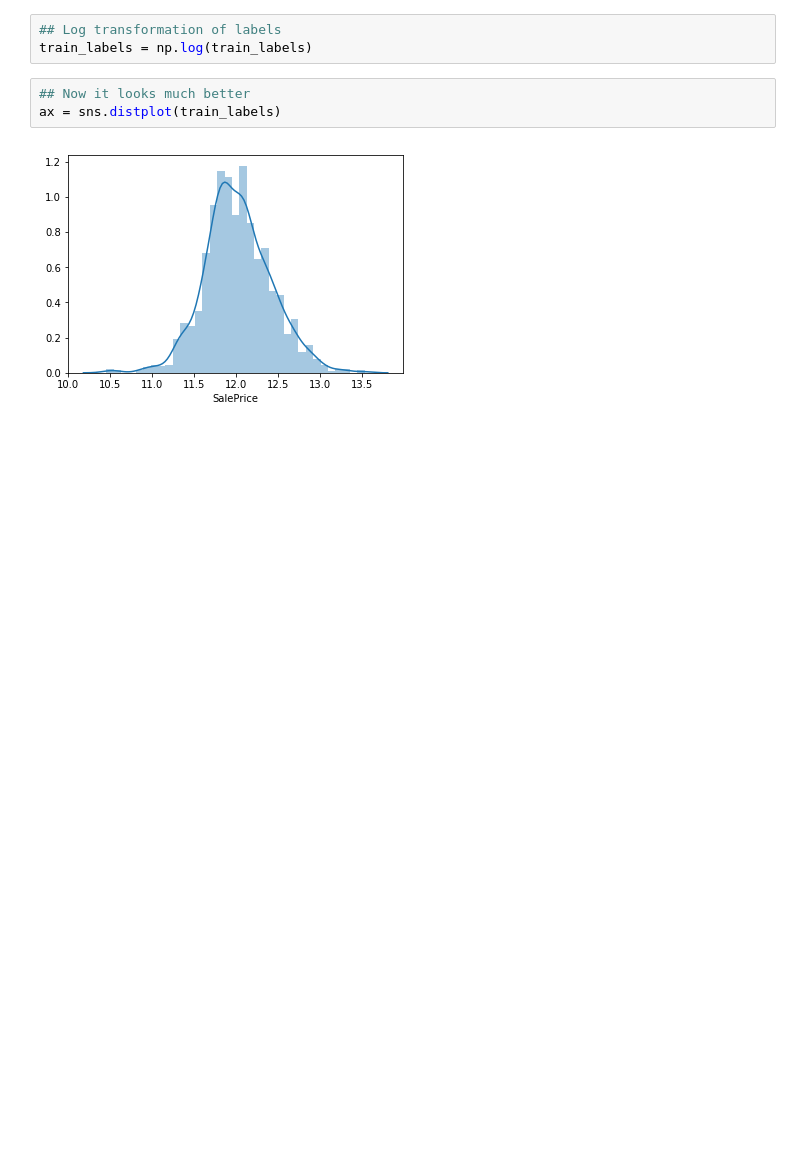
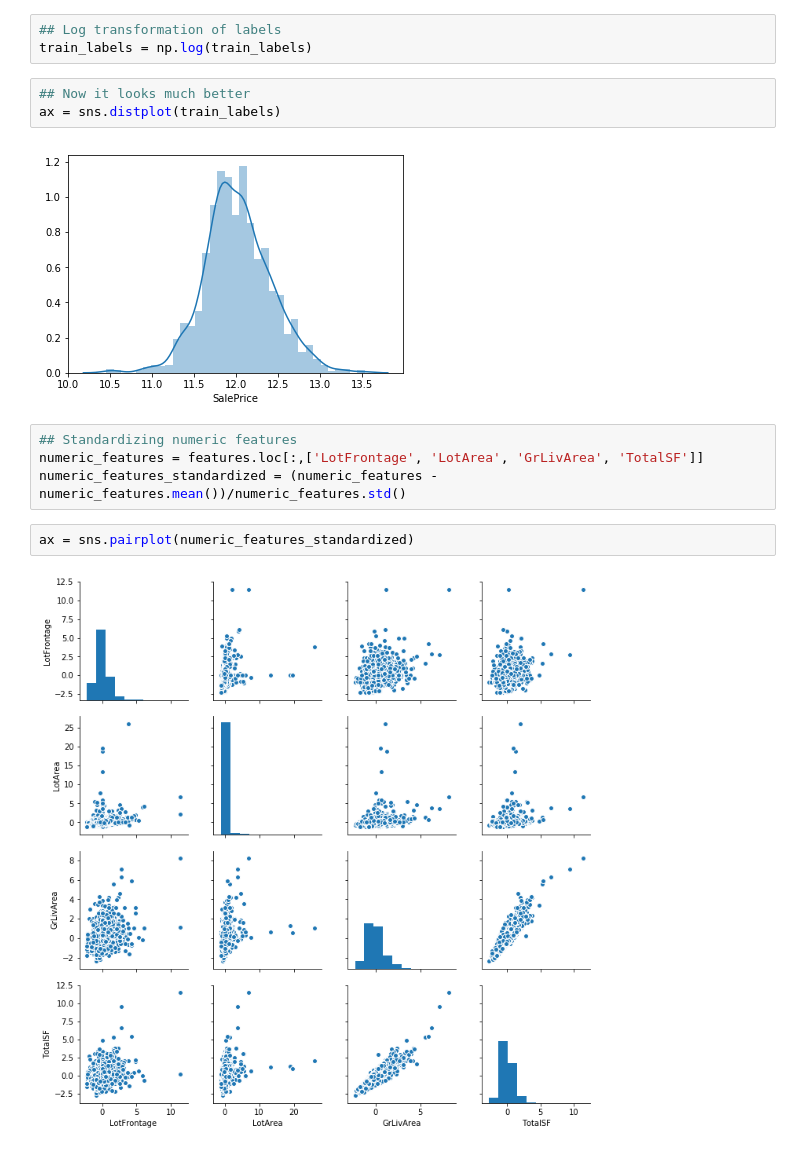
Before and after one commit to ds-suyog/Machine_Learning_with_Python, a Jupyter notebook: adv_regress.ipynb, the cells around one changed output. Drawn from its saved outputs; the diff is of its cells as text; blank space fills up the shorter version.

Commit message:
standardizing features

```diff
--- a/adv_regress.ipynb
+++ b/adv_regress.ipynb
@@ -147,3 +147,11 @@ train_labels = np.log(train_labels)
 ax = sns.distplot(train_labels)
 # %% [output]
 [figure]
+# %%
+## Standardizing numeric features
+numeric_features = features.loc[:,['LotFrontage', 'LotArea', 'GrLivArea', 'TotalSF']]
+numeric_features_standardized = (numeric_features - numeric_features.mean())/numeric_features.std()
+# %%
+ax = sns.pairplot(numeric_features_standardized)
+# %% [output]
+[figure, added]
```
